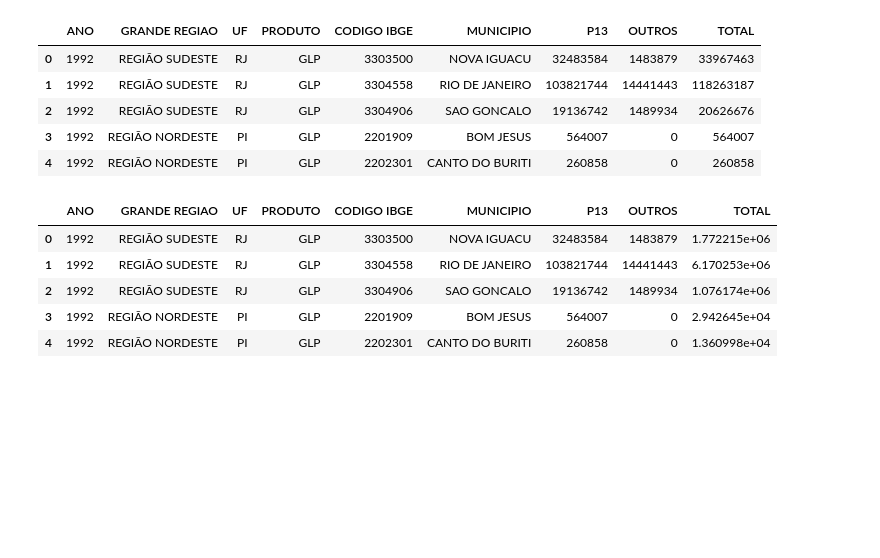
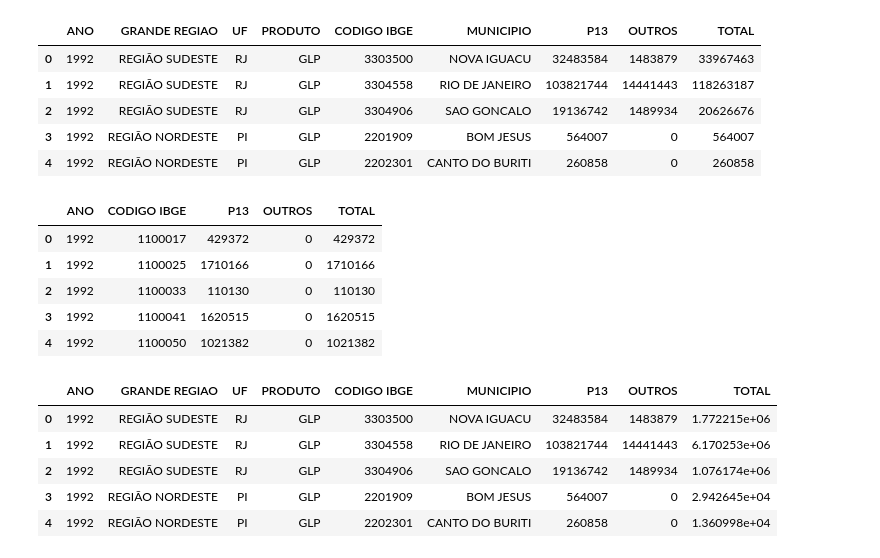
Before and after one commit to Marcosperrude/LCQAR, a Jupyter notebook: codigos/Untitled.ipynb, the cells around one changed output. Saved outputs shown, nothing was run; the diff lists cells and outputs as text; code cells hidden in the pictures; blank space fills up the shorter version.

```diff
--- a/codigos/Untitled.ipynb
+++ b/codigos/Untitled.ipynb
@@ -4,3 +4,15 @@ import geopandas as gpd
 import matplotlib.pyplot as plt
 import numpy as np
 import matplotlib
+# %%
+df = pd.read_csv(r"C:\Users\marcos perrude\Documents\LCQAR\dados\vendas-anuais-de-glp-por-municipio.csv",encoding ='latin1')
+df.rename(columns={'ï»¿ANO': 'ANO'}, inplace = True)
+df_grouped = df.groupby(['CODIGO IBGE', 'ANO']).agg({
+    'GRANDE REGIAO': 'first',
+    'UF': 'first',
+    'PRODUTO': 'first',
+    'MUNICIPIO': 'first',
+    'P13': 'sum',
+    'OUTROS': 'sum'
+}).reset_index()
+df_grouped
@@ -19,3 +60,14 @@ df.head()
+# %%
+# Agrupar por ANO e CODIGO IBGE, somando as colunas P13, OUTROS e TOTAL
+result = df.groupby(['ANO', 'CODIGO IBGE'])[[ 'P13', 'OUTROS', 'TOTAL']].sum().reset_index()
+result.hea
+# %% [output]
+|  | ANO | CODIGO IBGE | P13 | OUTROS | TOTAL |
+| 0 | 1992 | 1100017 | 429372 | 0 | 429372 |
+| 1 | 1992 | 1100025 | 1710166 | 0 | 1710166 |
+| 2 | 1992 | 1100033 | 110130 | 0 | 110130 |
+| 3 | 1992 | 1100041 | 1620515 | 0 | 1620515 |
+| 4 | 1992 | 1100050 | 1021382 | 0 | 1021382 |
 # %%
 # Converter kg para m³, e aplicar o fator de converte de Lb/galao -> kg/m³
 df['TOTAL'] = ((df['TOTAL']/ 2.3)*0.12)
```
Also changed, not shown: parts of 3 cells of this notebook.
